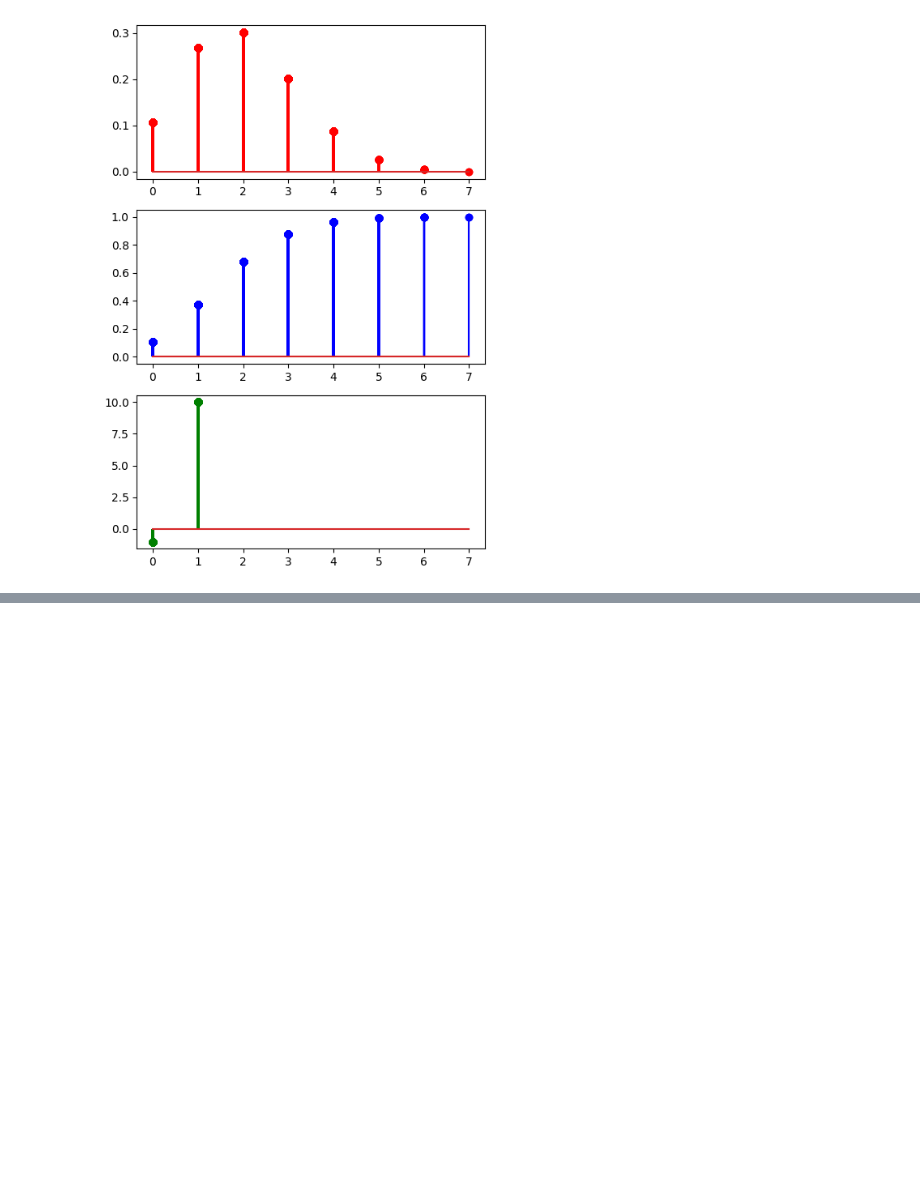
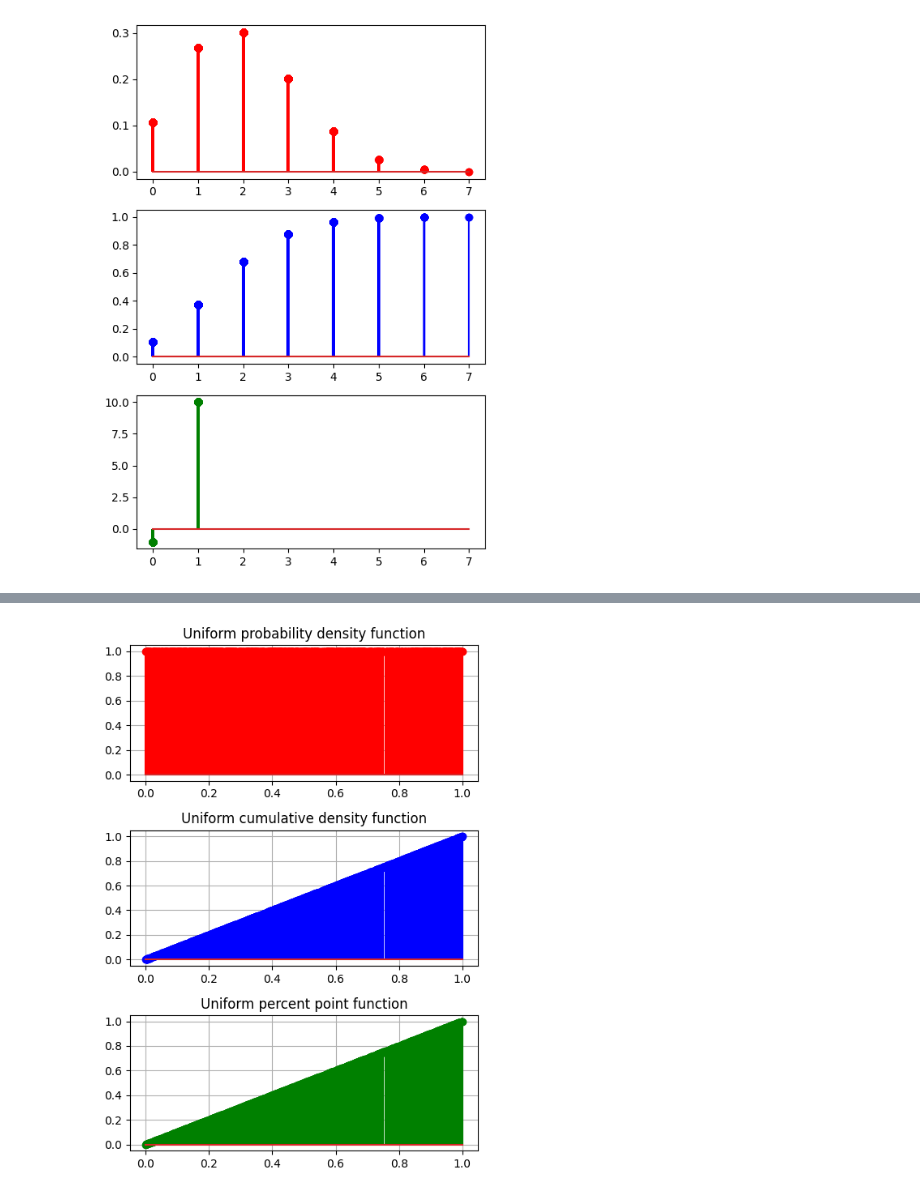
Before and after one commit to csmb20/probability-distribution-exercises-project-with-python, a Jupyter notebook: notebook/problems.ipynb, the cells around one changed output, grey strips where cells are left out. Saved outputs shown, nothing was run; the diff lists cells and outputs as text; code cells hidden in the pictures; blank space fills up the shorter version.

```diff
--- a/notebook/problems.ipynb
+++ b/notebook/problems.ipynb
@@ -158,0 +159,64 @@ def rnormal(loc = 1, scale = 0, size = 1000):
+# %%
+# Uniform distribution
+def duniform(x, loc = 0, scale = 1):
+    """
+    Calculates the point estimate of the uniform distribution
+    """
+    result = uniform.pdf(x, loc, scale)
+
+    return result
+
+def puniform(x, loc = 0, scale = 1):
+    """
+    Calculates the cumulative of the uniform distribution
+    """
+    result = uniform.cdf(x, loc, scale)
+
+    return result
+
+def quniform(x, loc = 1, scale = 0):
+    """
+    Calculates the quantile function from the uniform distribution
+    """
+    result = uniform.ppf(x, loc, scale)
+
+    return result
+
+def runiform(loc = 1, scale = 0, size = 1000):
+    """
+    Generates random variables from the uniform distribution
+    """
+    result = uniform.rvs(loc, scale, size)
+
+    return result
+
+np.random.seed(73)
+muX  = 0
+varX = 1
+
+data = runiform(muX, varX, 1000)
+
+pmf = duniform(data, muX, varX)
+cdf = puniform(data, muX, varX)
+ppf = quniform(data, muX, varX)
+
+fig, axis = plt.subplots(3, 1, figsize = (5, 7))
+
+axis[0].stem(data, pmf, "r-")
+axis[0].set_title('Uniform probability density function')
+axis[0].grid()
+axis[1].stem(data, cdf, "b-")
+axis[1].set_title('Uniform cumulative density function')
+axis[1].grid()
+axis[2].stem(data, ppf, "g-")
+axis[2].set_title('Uniform percent point function')
+axis[2].grid()
+
+# Adjust the layout
+plt.tight_layout()
+
+
+# Show the plot
+plt.show()
+# %% [output]
+[figure, added]
```
Also changed, not shown: parts of 2 cells of this notebook.
